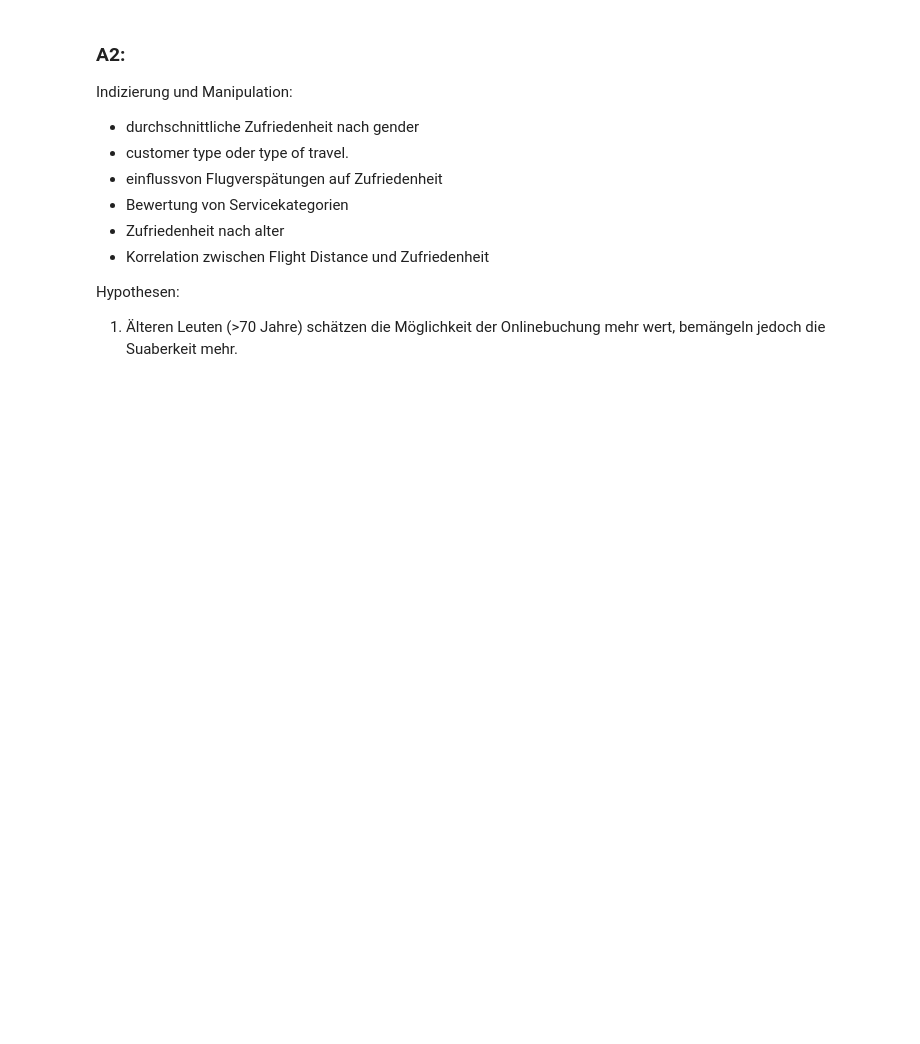
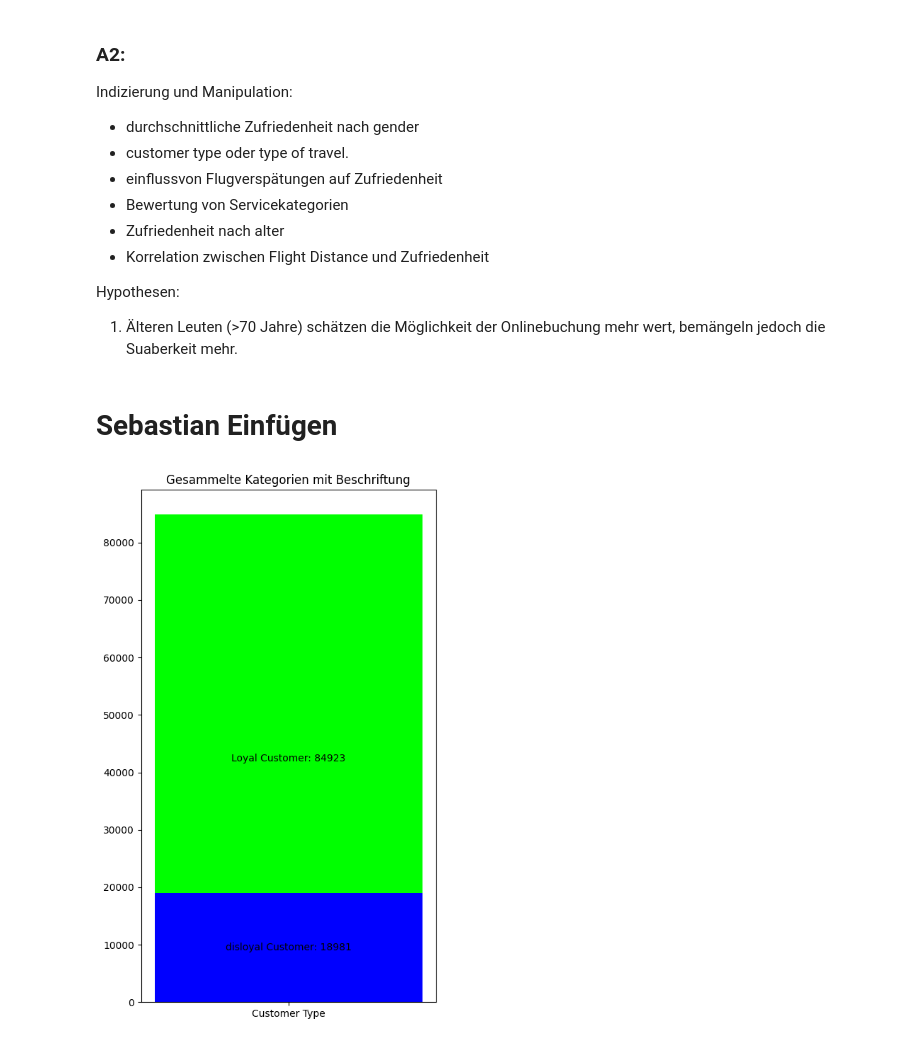
Before and after one commit to Sulphur1407/DSKI-Portfolio-1, a Jupyter notebook: portfolio-1.ipynb, the cells around one changed output. Drawn from its saved outputs; the diff is of its cells as text; code cells hidden in the pictures; blank space fills up the shorter version.

```diff
--- a/portfolio-1.ipynb
+++ b/portfolio-1.ipynb
@@ -179,3 +179,30 @@ Indizierung und Manipulation:
 
 Hypothesen:
 1. Älteren Leuten (>70 Jahre) schätzen die Möglichkeit der Onlinebuchung mehr wert, bemängeln jedoch die Suaberkeit mehr.
+# %% [markdown]
+# Sebastian Einfügen
+# %%
+
+import pandas as pd
+import matplotlib.pyplot as plt
+
+df = pd.read_csv('train.csv')
+cust_counts = df['Customer Type'].value_counts()
+
+values = [cust_counts.get('Loyal Customer', 0), cust_counts.get('disloyal Customer', 0)]
+labels = ['Loyal Customer', 'disloyal Customer']
+colors = ['lime', 'blue']
+
+fig, ax = plt.subplots(figsize=(5, 8))
+bars = ax.bar(['Customer Type'], values, color=colors)
+
+for bar, label, values in zip(bars, labels, values):
+    ax.text(bar.get_x() + bar.get_width()/2, bar.get_height()/2, f"{label}: {values}",
+            ha='center', va='center', color='black', fontsize=10)
+
+ax.set_title('Gesammelte Kategorien mit Beschriftung')
+ax.yaxis.grid(False)
+plt.tight_layout()
+plt.show()
+# %% [output]
+[figure, added]
```
Also changed, not shown: parts of 5 cells of this notebook.
